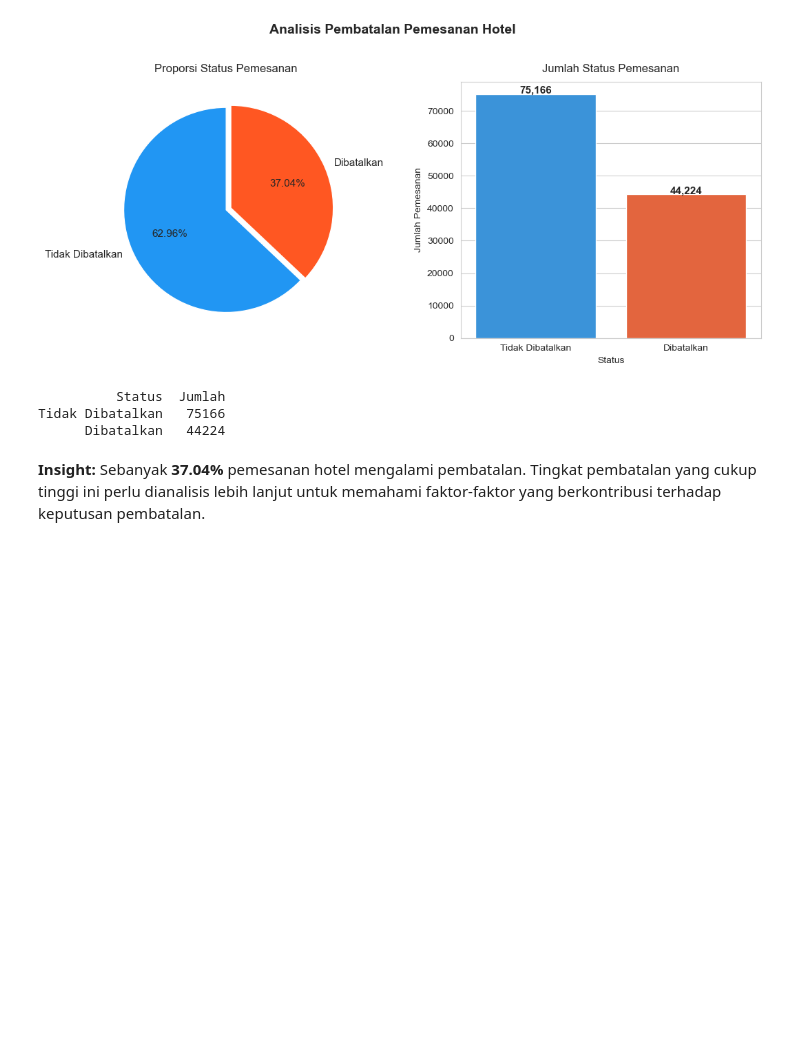
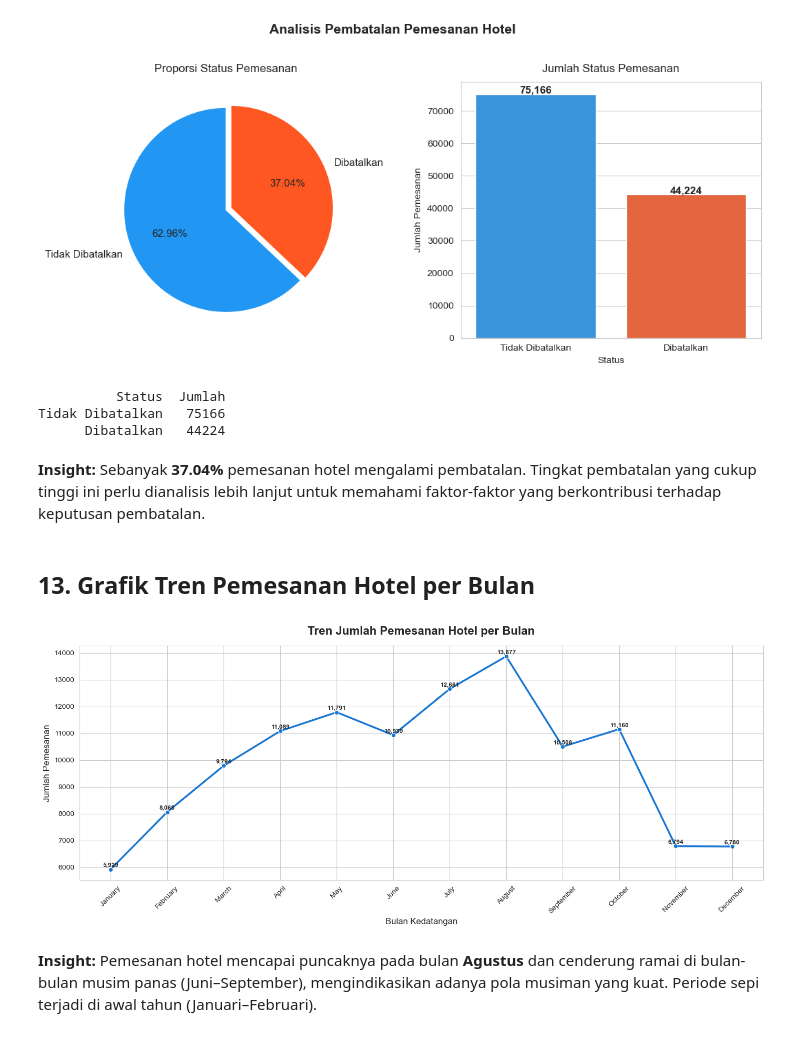
Before and after one commit to MuhammadShidqiHanifUSK/A_Project_VisDat_Klp1, a Jupyter notebook: notebooks/eda.ipynb, the cells around one changed output. Cells and saved outputs as stored; diff of their text form; code cells hidden in the pictures; blank space fills up the shorter version.

Commit message:
Edit eda.ipynb: Add Monthly Hotel Booking Trend Chart

```diff
--- a/notebooks/eda.ipynb
+++ b/notebooks/eda.ipynb
@@ -301,3 +301,39 @@ Tidak Dibatalkan   75166
       Dibatalkan   44224
 # %% [markdown]
 **Insight:** Sebanyak **37.04%** pemesanan hotel mengalami pembatalan. Tingkat pembatalan yang cukup tinggi ini perlu dianalisis lebih lanjut untuk memahami faktor-faktor yang berkontribusi terhadap keputusan pembatalan.
+# %% [markdown]
+## 13. Grafik Tren Pemesanan Hotel per Bulan
+# %%
+sns.set_style('whitegrid')
+
+bulan_order = ['January', 'February', 'March', 'April', 'May', 'June',
+               'July', 'August', 'September', 'October', 'November', 'December']
+
+monthly = df.groupby('arrival_date_month').size().reindex(bulan_order).reset_index()
+monthly.columns = ['Bulan', 'Jumlah Pemesanan']
+
+plt.figure(figsize=(14, 6))
+sns.lineplot(
+    data=monthly,
+    x='Bulan',
+    y='Jumlah Pemesanan',
+    marker='o',
+    linewidth=2.5,
+    color='#1976D2'
+)
+
+for i, row in monthly.iterrows():
+    plt.text(i, row['Jumlah Pemesanan'] + 100, f"{row['Jumlah Pemesanan']:,}",
+             ha='center', fontsize=8.5, fontweight='bold')
+
+plt.title('Tren Jumlah Pemesanan Hotel per Bulan', fontsize=16, fontweight='bold', pad=15)
+plt.xlabel('Bulan Kedatangan', fontsize=12)
+plt.ylabel('Jumlah Pemesanan', fontsize=12)
+plt.xticks(rotation=45)
+plt.grid(True)
+plt.tight_layout()
+plt.show()
+# %% [output]
+[figure, added]
+# %% [markdown]
+**Insight:** Pemesanan hotel mencapai puncaknya pada bulan **Agustus** dan cenderung ramai di bulan-bulan musim panas (Juni–September), mengindikasikan adanya pola musiman yang kuat. Periode sepi terjadi di awal tahun (Januari–Februari).
```
